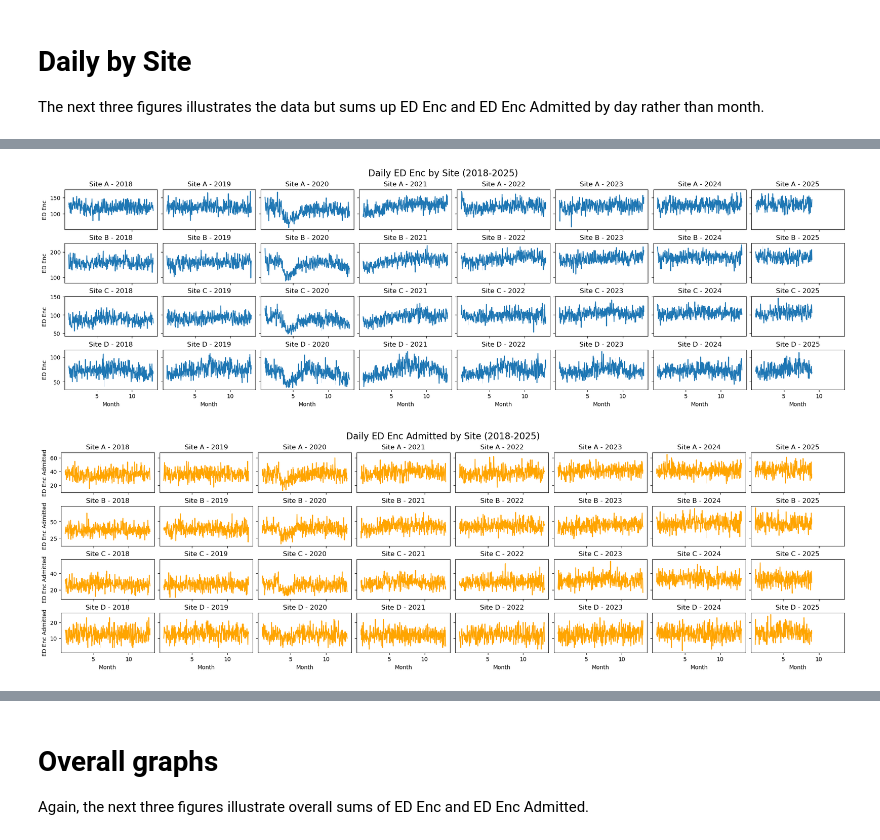
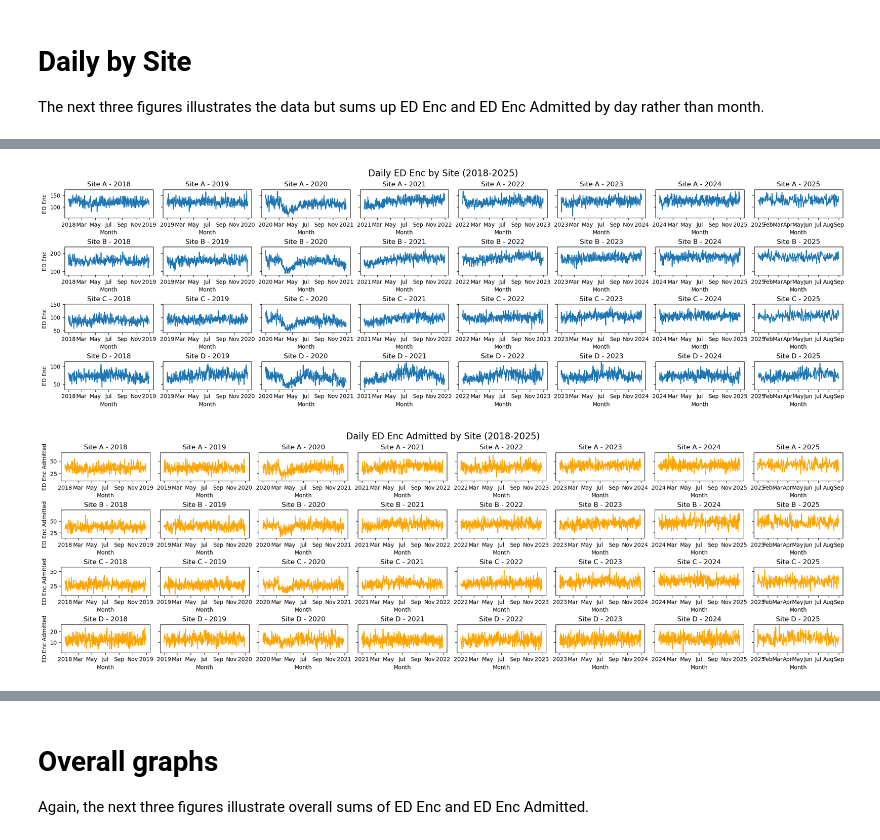
Before and after one commit to southdakotamines-datascience/dsu-no-sleep, a Jupyter notebook: explore.ipynb, the cells around one changed output, grey strips where cells are left out. Saved outputs shown, nothing was run; the diff lists cells and outputs as text; code cells hidden in the pictures.

```diff
--- a/explore.ipynb
+++ b/explore.ipynb
@@ -238,18 +197,32 @@ monthly_day_data  = daily_data.with_columns(
 
 The next three figures illustrates the data but sums up ED Enc and ED Enc Admitted by day rather than month.
 # %%
+import matplotlib.dates as mdates
+
 # same thing but with days
-fig, axes = plt.subplots(4, 8, layout="constrained", figsize=(20, 6), sharex=True, sharey="row")
+fig, axes = plt.subplots(4, 8, layout="constrained", figsize=(20, 6), sharex=False, sharey="row")
+
+plot_df = daily_site_data.with_columns(
+    [pl.col("Site").replace_strict(reverse_site_dict),
+     pl.datetime(
+            pl.col("Year"),
+            pl.col("Month"),
+            pl.col("Day")
+     ).alias("Date")
+    ]
+)
 
 for i, year in enumerate(range(2018, 2026)):
     for j, site in enumerate(['A', 'B', 'C', 'D']):
-        sns.lineplot(data=monthly_day_site_data.filter((pl.col('Year') == year) & (pl.col('Site') == site)),
-                     x='Month', y='ED Enc', ax=axes[j, i], label="ED Enc" if i == 0 and j == 0 else "", legend=False)
-        sns.lineplot(data=monthly_day_site_data.filter((pl.col('Year') == year) & (pl.col('Site') == site)),
-                     x='Month', y='ED Enc Admitted', ax=axes[j, i], label="ED Enc Admitted" if i == 0 and j == 0 else "", legend=False)
+        sns.lineplot(data=plot_df.filter((pl.col('Date').dt.year() == year) & (pl.col('Site') == site)),
+                     x='Date', y='ED Enc', ax=axes[j, i], label="ED Enc" if i == 0 and j == 0 else "", legend=False)
+        sns.lineplot(data=plot_df.filter((pl.col('Date').dt.year() == year) & (pl.col('Site') == site)),
+                     x='Date', y='ED Enc Admitted', ax=axes[j, i], label="ED Enc Admitted" if i == 0 and j == 0 else "", legend=False)
         axes[j, i].set_title(f'Site {site} - {year}')
         axes[j, i].set_xlabel('Month')
         axes[j, i].set_ylabel('Count')
+        axes[j, i].xaxis.set_major_formatter(mdates.ConciseDateFormatter(axes[j, i].xaxis.get_major_locator()))
+
 
 fig.legend(loc='outside upper right')
 fig.suptitle('Daily ED Enc and ED Admitted by Site (2018-2025)', fontsize=16)
@@ -260,32 +233,34 @@ plt.show()
 # %%
-fig, axes = plt.subplots(4, 8, layout="constrained", figsize=(20, 6), sharex=True, sharey="row")
+fig, axes = plt.subplots(4, 8, layout="constrained", figsize=(20, 6), sharex=False, sharey="row")
 
 for i, year in enumerate(range(2018, 2026)):
     for j, site in enumerate(['A', 'B', 'C', 'D']):
-        sns.lineplot(data=monthly_day_site_data.filter((pl.col('Year') == year) & (pl.col('Site') == site)),
-                     x='Month', y='ED Enc', ax=axes[j, i])
+        sns.lineplot(data=plot_df.filter((pl.col('Year') == year) & (pl.col('Site') == site)),
+                     x='Date', y='ED Enc', ax=axes[j, i])
         axes[j, i].set_title(f'Site {site} - {year}')
         axes[j, i].set_xlabel('Month')
         axes[j, i].set_ylabel('ED Enc')
+        axes[j, i].xaxis.set_major_formatter(mdates.ConciseDateFormatter(axes[j, i].xaxis.get_major_locator()))
 
 fig.suptitle('Daily ED Enc by Site (2018-2025)', fontsize=16)
 
 plt.show()
 # %% [output]
-[figure, old version]
+[figure, new version]
 # %%
-fig, axes = plt.subplots(4, 8, layout="constrained", figsize=(20, 6), sharex=True, sharey="row")
+fig, axes = plt.subplots(4, 8, layout="constrained", figsize=(20, 6), sharex=False, sharey="row")
 
 for i, year in enumerate(range(2018, 2026)):
     for j, site in enumerate(['A', 'B', 'C', 'D']):
-        sns.lineplot(data=monthly_day_site_data.filter((pl.col('Year') == year) & (pl.col('Site') == site)),
-                     x='Month', y='ED Enc Admitted', ax=axes[j, i], color='orange')
+        sns.lineplot(data=plot_df.filter((pl.col('Year') == year) & (pl.col('Site') == site)),
+                     x='Date', y='ED Enc Admitted', ax=axes[j, i], color='orange')
         axes[j, i].set_title(f'Site {site} - {year}')
         axes[j, i].set_xlabel('Month')
         axes[j, i].set_ylabel('ED Enc Admitted')
+        axes[j, i].xaxis.set_major_formatter(mdates.ConciseDateFormatter(axes[j, i].xaxis.get_major_locator()))
 
 fig.suptitle('Daily ED Enc Admitted by Site (2018-2025)', fontsize=16)
 
 plt.show()
 # %% [output]
-[figure, old version]
+[figure, new version]
```
Also changed, not shown: parts of 13 cells of this notebook.
